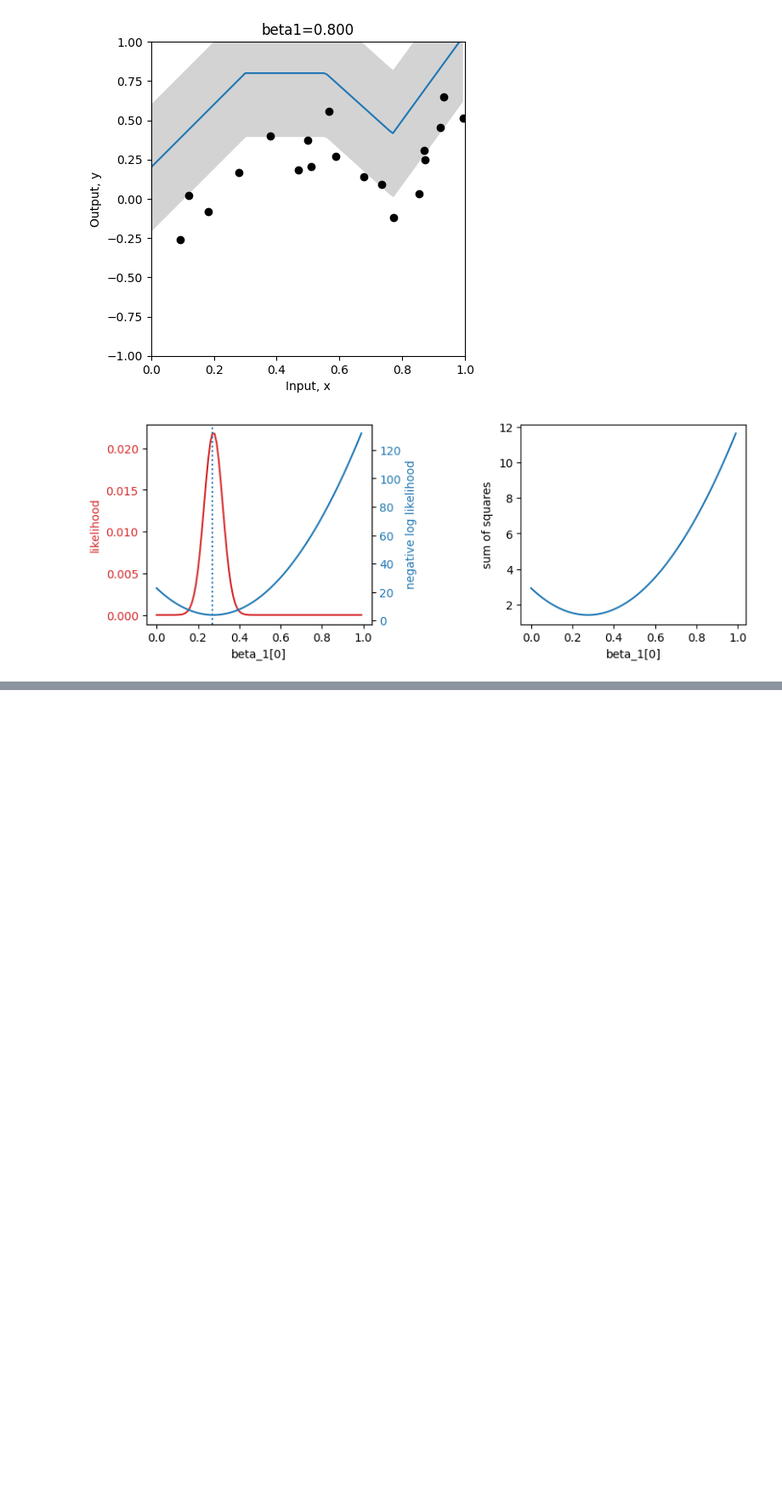
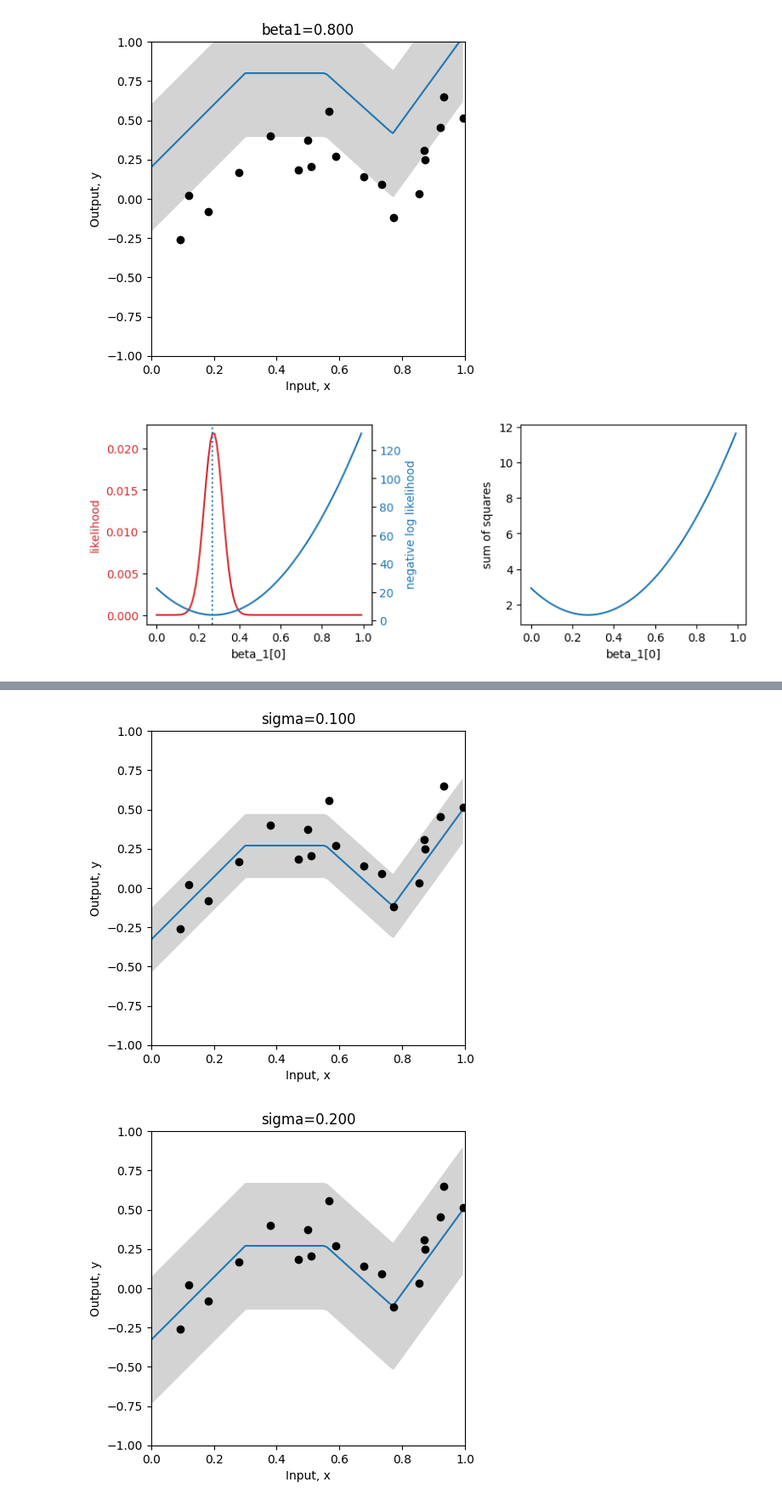
Before and after one commit to Saransh-Basu-01/Understanding-Deep-learning-, a Jupyter notebook: Chapter_5_Loss_Functions.ipynb, the cells around one changed output, grey strips where cells are left out. Shown at 85% size. Cells and saved outputs as stored; diff of their text form; code cells hidden in the pictures; blank space fills up the shorter version.

```diff
--- a/Chapter_5_Loss_Functions.ipynb
+++ b/Chapter_5_Loss_Functions.ipynb
@@ -260,0 +278,30 @@ plt.show()
+# %%
+
+# Define a range of values for the parameter
+sigma_vals = np.arange(0.1,0.5,0.005)
+# Create some arrays to store the likelihoods, negative log likelihoods and sum of squares
+likelihoods = np.zeros_like(sigma_vals)
+nlls = np.zeros_like(sigma_vals)
+sum_squares = np.zeros_like(sigma_vals)
+
+# Initialise the parameters
+beta_0, omega_0, beta_1, omega_1 = get_parameters()
+# Might as well set to the best offset
+beta_1[0,0] = 0.27
+for count in range(len(sigma_vals)):
+  # Set the value for the parameter
+  sigma = sigma_vals[count]
+  # Run the network with new parameters
+  mu_pred = y_pred = shallow_nn(x_train, beta_0, omega_0, beta_1, omega_1)
+  # Compute and store the three values
+  likelihoods[count] = compute_likelihood(y_train, mu_pred, sigma)
+  nlls[count] = compute_negative_log_likelihood(y_train, mu_pred, sigma)
+  sum_squares[count] = compute_sum_of_squares(y_train, y_pred)
+  # Draw the model for every 20th parameter setting
+  if count % 20 == 0:
+    # Run the model to get values to plot and plot it.
+    y_model = shallow_nn(x_model, beta_0, omega_0, beta_1, omega_1)
+    plot_univariate_regression(x_model, y_model, x_train, y_train, sigma_model=sigma, title="sigma=%3.3f"%(sigma))
+# %% [output]
+[figure, added]
+[figure, added]
```
Also changed, not shown: parts of 2 cells of this notebook.
